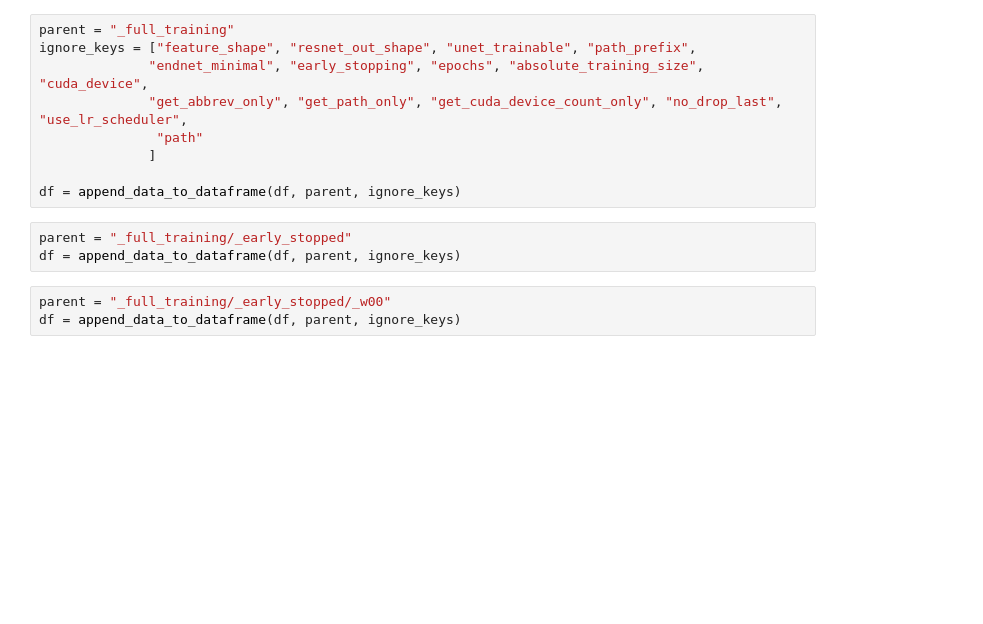
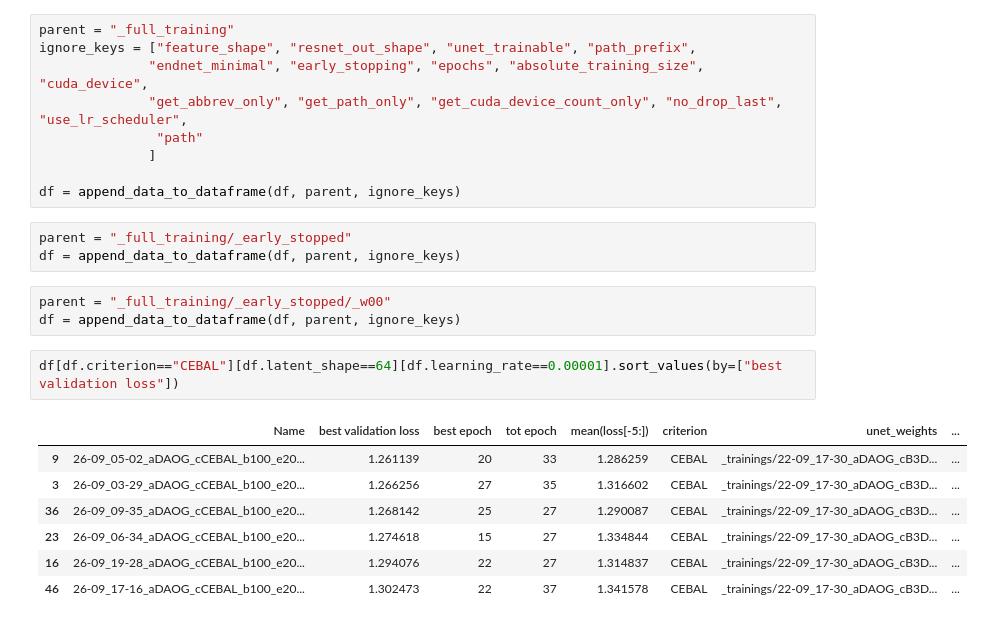
Before and after one commit to CarlaSa/AML_project, a Jupyter notebook: Show Full Training Results.ipynb, the cells around one changed output. Saved outputs shown, nothing was run; the diff lists cells and outputs as text; blank space fills up the shorter version.

```diff
--- a/Show Full Training Results.ipynb
+++ b/Show Full Training Results.ipynb
@@ -49,4 +54,14 @@ df = append_data_to_dataframe(df, parent, ignore_keys)
 # %%
 parent = "_full_training/_early_stopped/_w00"
 df = append_data_to_dataframe(df, parent, ignore_keys)
+# %%
+df[df.criterion=="CEBAL"][df.latent_shape==64][df.learning_rate==0.00001].sort_values(by=["best validation loss"])
+# %% [output]
+|  | Name | best validation loss | best epoch | tot epoch | mean(loss[-5:]) | criterion | unet_weights | ... |
+| 9 | 26-09_05-02_aDAOG_cCEBAL_b100_e20... | 1.261139 | 20 | 33 | 1.286259 | CEBAL | _trainings/22-09_17-30_aDAOG_cB3D... | ... |
+| 3 | 26-09_03-29_aDAOG_cCEBAL_b100_e20... | 1.266256 | 27 | 35 | 1.316602 | CEBAL | _trainings/22-09_17-30_aDAOG_cB3D... | ... |
+| 36 | 26-09_09-35_aDAOG_cCEBAL_b100_e20... | 1.268142 | 25 | 27 | 1.290087 | CEBAL | _trainings/22-09_17-30_aDAOG_cB3D... | ... |
+| 23 | 26-09_06-34_aDAOG_cCEBAL_b100_e20... | 1.274618 | 15 | 27 | 1.334844 | CEBAL | _trainings/22-09_17-30_aDAOG_cB3D... | ... |
+| 16 | 26-09_19-28_aDAOG_cCEBAL_b100_e20... | 1.294076 | 22 | 27 | 1.314837 | CEBAL | _trainings/22-09_17-30_aDAOG_cB3D... | ... |
+| 46 | 26-09_17-16_aDAOG_cCEBAL_b100_e20... | 1.302473 | 22 | 37 | 1.341578 | CEBAL | _trainings/22-09_17-30_aDAOG_cB3D... | ... |
 # %%
```
Also changed, not shown: parts of 6 cells of this notebook.
